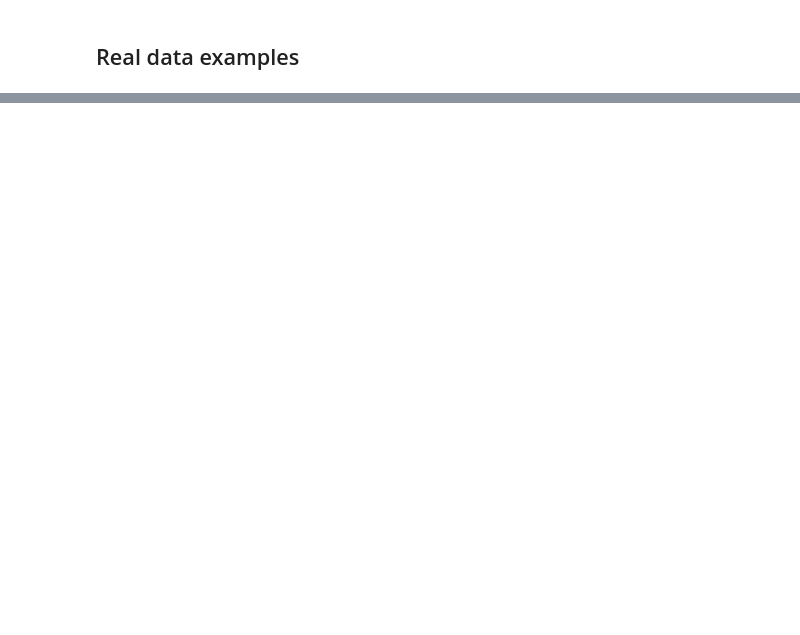
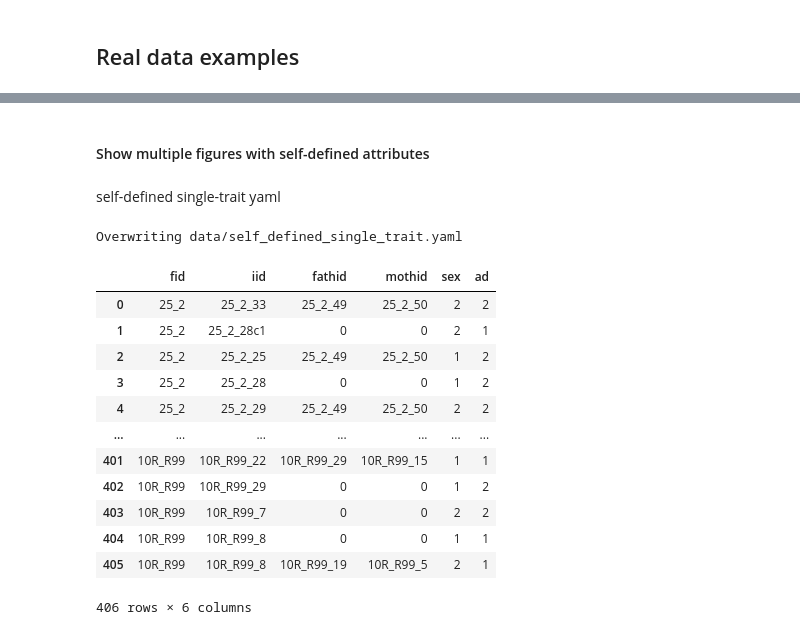
Before and after one commit to changebio/GraphPed1, a Jupyter notebook: nbs/index.ipynb, the cells around one changed output, grey strips where cells are left out. Saved outputs shown, nothing was run; the diff lists cells and outputs as text; code cells hidden in the pictures; blank space fills up the shorter version.

```diff
--- a/nbs/index.ipynb
+++ b/nbs/index.ipynb
@@ -163,0 +317,33 @@ Writing data/self_define_attrs.yaml
+# %% [markdown]
+#### Show multiple figures with self-defined attributes
+# %% [markdown]
+self-defined single-trait yaml
+# %%
+%%writefile data/self_defined_single_trait.yaml
+
+ad:
+    fillcolor:
+        1: 'white'
+        2: 'dimgrey'
+        -9: 'aquamarine3'
+# %% [output]
+Overwriting data/self_defined_single_trait.yaml
+# %%
+attr=load_attributes('data/self_defined_single_trait.yaml')
+all_fam=readped('data/Fig_2_3_fam.ped',attr)
+# %%
+all_fam
+# %% [output]
+|  | fid | iid | fathid | mothid | sex | ad |
+| 0 | 25_2 | 25_2_33 | 25_2_49 | 25_2_50 | 2 | 2 |
+| 1 | 25_2 | 25_2_28c1 | 0 | 0 | 2 | 1 |
+| 2 | 25_2 | 25_2_25 | 25_2_49 | 25_2_50 | 1 | 2 |
+| 3 | 25_2 | 25_2_28 | 0 | 0 | 1 | 2 |
+| 4 | 25_2 | 25_2_29 | 25_2_49 | 25_2_50 | 2 | 2 |
+| ... | ... | ... | ... | ... | ... | ... |
+| 401 | 10R_R99 | 10R_R99_22 | 10R_R99_29 | 10R_R99_15 | 1 | 1 |
+| 402 | 10R_R99 | 10R_R99_29 | 0 | 0 | 1 | 2 |
+| 403 | 10R_R99 | 10R_R99_7 | 0 | 0 | 2 | 2 |
+| 404 | 10R_R99 | 10R_R99_8 | 0 | 0 | 1 | 1 |
+| 405 | 10R_R99 | 10R_R99_8 | 10R_R99_19 | 10R_R99_5 | 2 | 1 |
+406 rows × 6 columns
```
Also changed, not shown: parts of 44 cells of this notebook, 44 other files.
